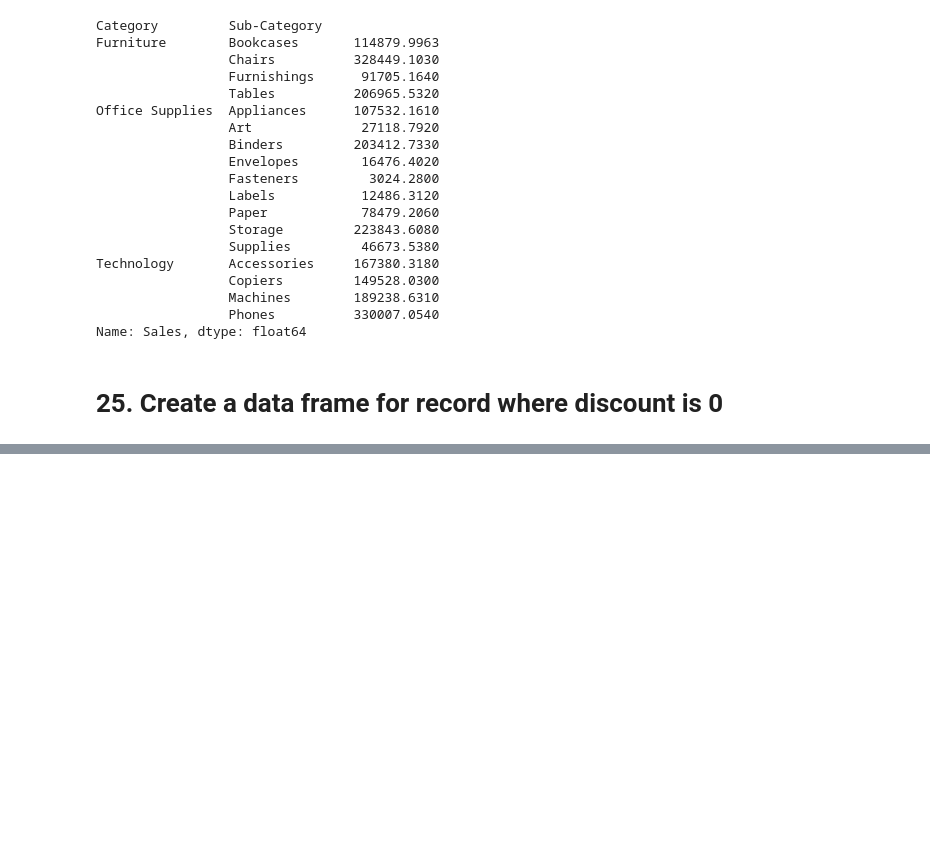
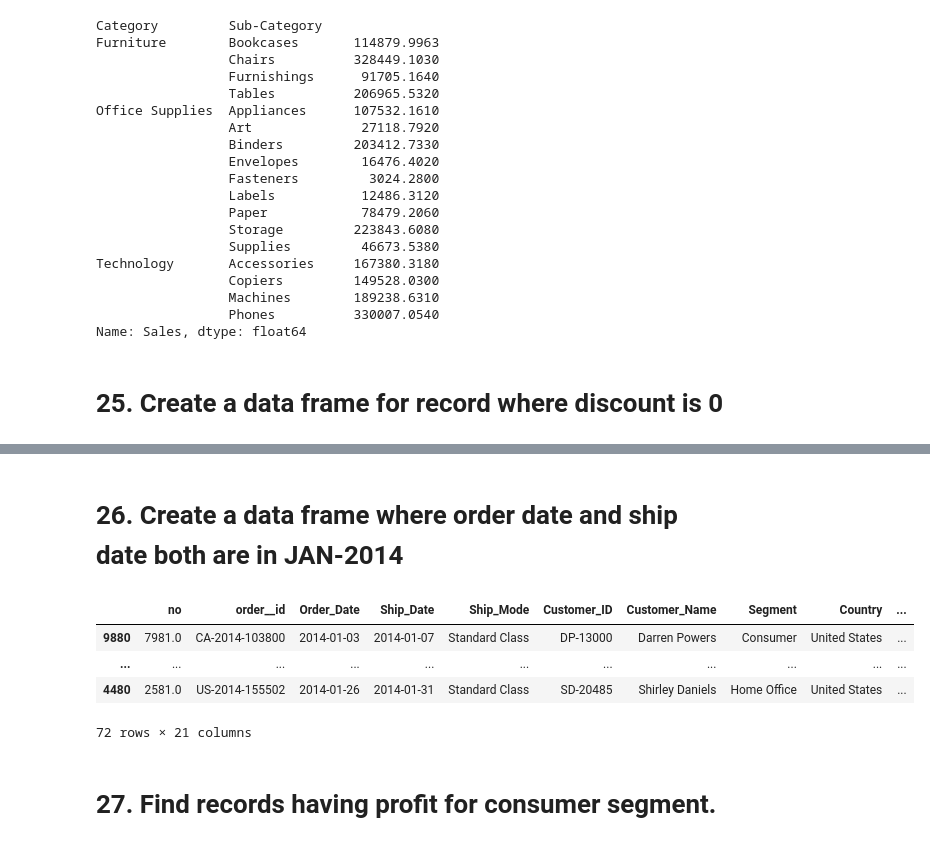
Before and after one commit to SurajSatpute0407/NUMPY_and_PYTHON, a Jupyter notebook: 01_SuperMarket.ipynb, the cells around one changed output, grey strips where cells are left out. Saved outputs shown, nothing was run; the diff lists cells and outputs as text; code cells hidden in the pictures; blank space fills up the shorter version.

```diff
--- a/01_SuperMarket.ipynb
+++ b/01_SuperMarket.ipynb
@@ -393,2 +373,14 @@ df1
 | 11893 | 9994.0 | CA-2017-119914 | 2017-05-04 | 2017-05-09 | Second Class | CC-12220 | Chris Cortes | Consumer | United States | ... |
 4798 rows × 21 columns
+# %% [markdown]
+# 26. Create a data frame where order date and ship date both are in JAN-2014
+# %%
+df[((df['Order_Date']>='2014-01-01') & (df['Order_Date']<='2014-01-31')) & ((df['Ship_Date']>='2014-01-01') & (df['Ship_Date']<='2014-01-31'))].sort_values('Order_Date')
+# %% [output]
+|  | no | order__id | Order_Date | Ship_Date | Ship_Mode | Customer_ID | Customer_Name | Segment | Country | ... |
+| 9880 | 7981.0 | CA-2014-103800 | 2014-01-03 | 2014-01-07 | Standard Class | DP-13000 | Darren Powers | Consumer | United States | ... |
+| ... | ... | ... | ... | ... | ... | ... | ... | ... | ... | ... |
+| 4480 | 2581.0 | US-2014-155502 | 2014-01-26 | 2014-01-31 | Standard Class | SD-20485 | Shirley Daniels | Home Office | United States | ... |
+72 rows × 21 columns
+# %% [markdown]
+# 27. Find records having profit for consumer segment.
```
Also changed, not shown: parts of 8 cells of this notebook.
